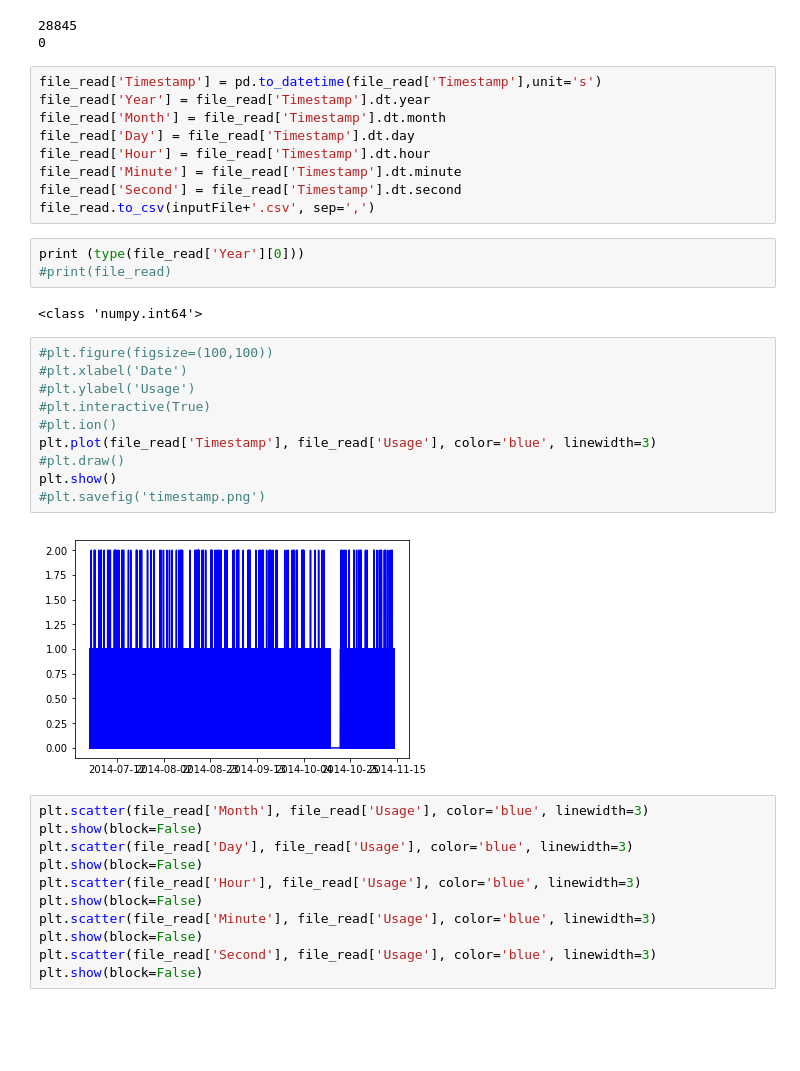
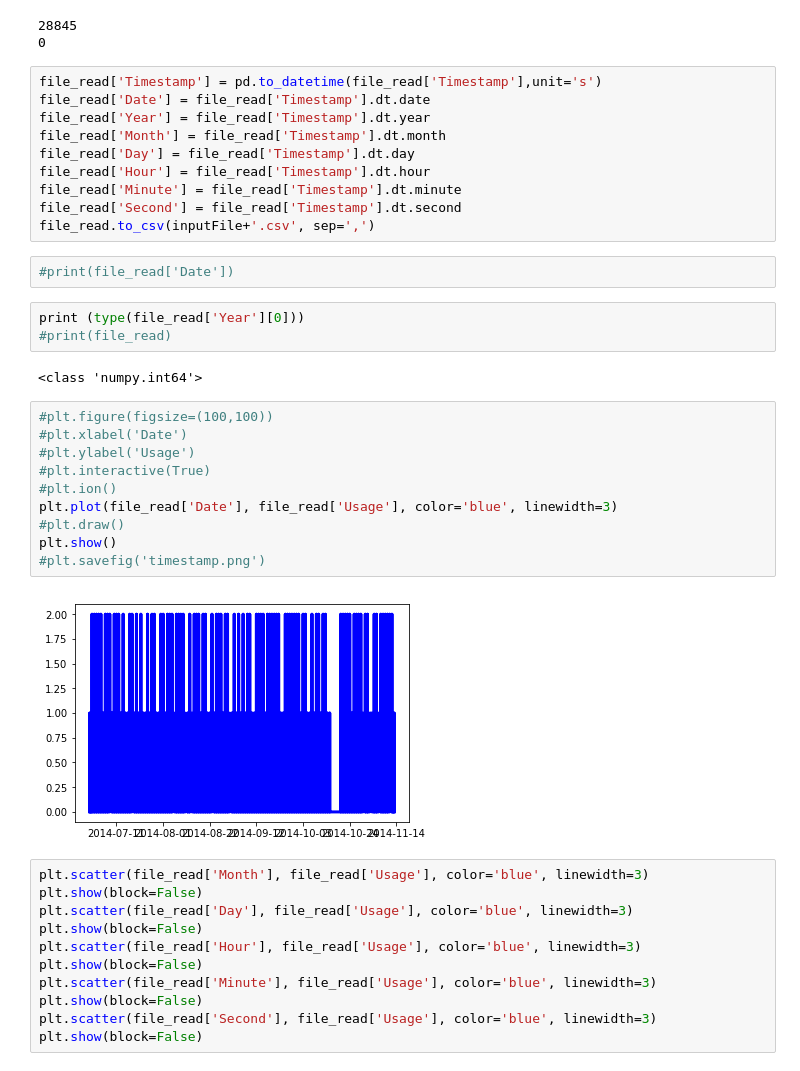
Before and after one commit to bhushan23/SmartOff, a Jupyter notebook: dataProcessing.ipynb, the cells around one changed output. Saved outputs shown, nothing was run; the diff lists cells and outputs as text; blank space fills up the shorter version.

```diff
--- a/dataProcessing.ipynb
+++ b/dataProcessing.ipynb
@@ -40,6 +40,7 @@ print(count)
 0
 # %%
 file_read['Timestamp'] = pd.to_datetime(file_read['Timestamp'],unit='s')
+file_read['Date'] = file_read['Timestamp'].dt.date
 file_read['Year'] = file_read['Timestamp'].dt.year
 file_read['Month'] = file_read['Timestamp'].dt.month
 file_read['Day'] = file_read['Timestamp'].dt.day
@@ -47,6 +48,8 @@ file_read['Hour'] = file_read['Timestamp'].dt.hour
 file_read['Minute'] = file_read['Timestamp'].dt.minute
 file_read['Second'] = file_read['Timestamp'].dt.second
 file_read.to_csv(inputFile+'.csv', sep=',')
+# %%
+#print(file_read['Date'])
 # %%
 print (type(file_read['Year'][0]))
 #print(file_read)
@@ -55,15 +58,15 @@ print (type(file_read['Year'][0]))
 # %%
 #plt.figure(figsize=(100,100))
 #plt.xlabel('Date')
 #plt.ylabel('Usage')
 #plt.interactive(True)
 #plt.ion()
-plt.plot(file_read['Timestamp'], file_read['Usage'], color='blue', linewidth=3)
+plt.plot(file_read['Date'], file_read['Usage'], color='blue', linewidth=3)
 #plt.draw()
 plt.show()
 #plt.savefig('timestamp.png')
 # %% [output]
-[figure, old version]
+[figure, new version]
 # %%
 plt.scatter(file_read['Month'], file_read['Usage'], color='blue', linewidth=3)
 plt.show(block=False)
```
Also changed, not shown: parts of 1 cell of this notebook.
